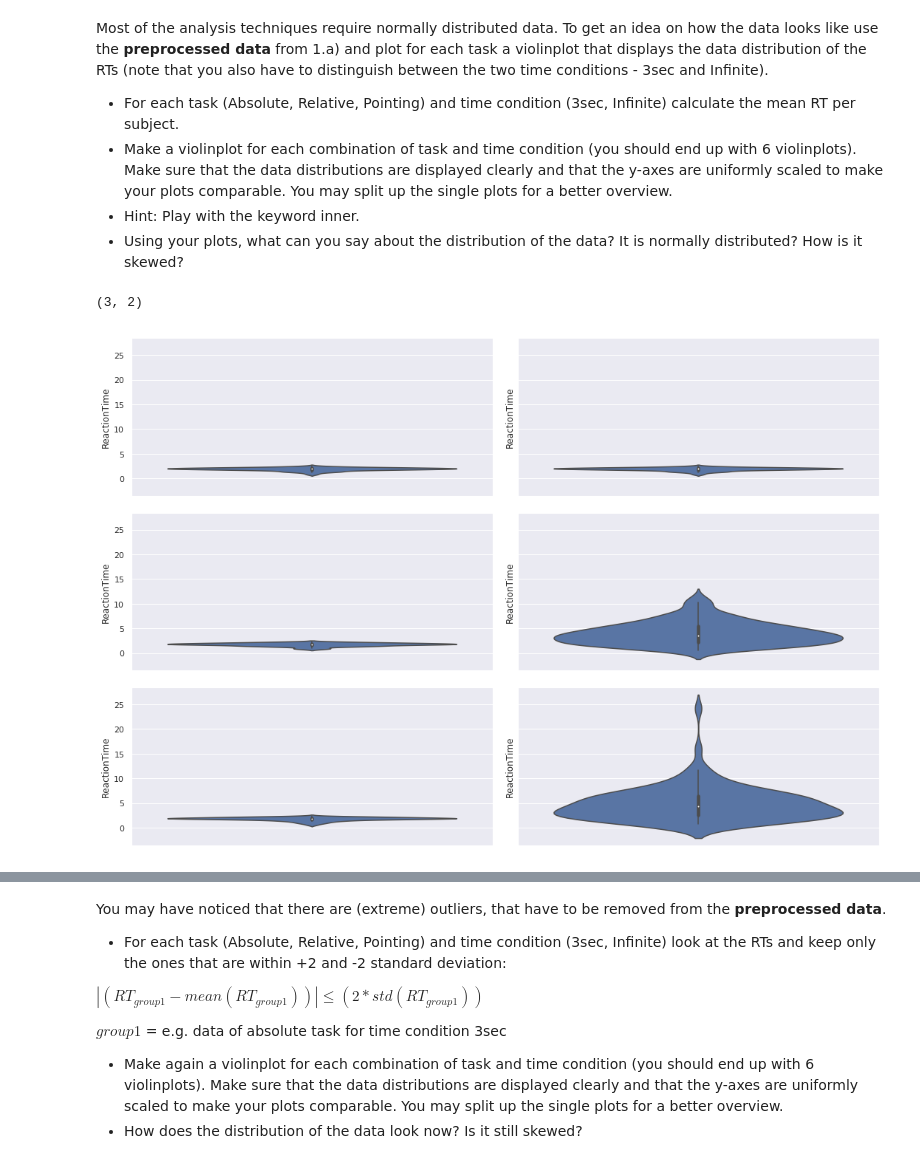
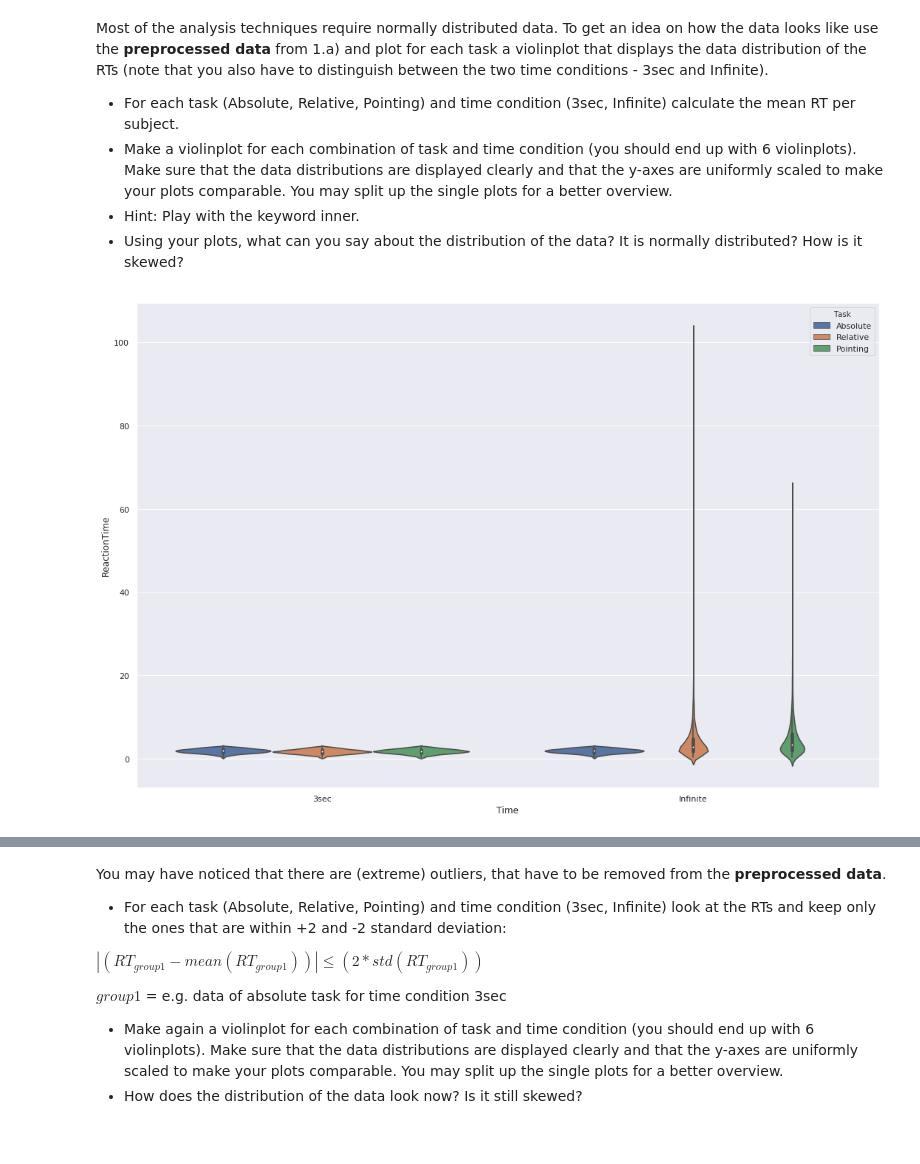
Before and after one commit to NBP-ACC/week-5-acc_11, a Jupyter notebook: sheet03.ipynb, the cells around one changed output, grey strips where cells are left out. Saved outputs shown, nothing was run; the diff lists cells and outputs as text; code cells hidden in the pictures.

```diff
--- a/sheet03.ipynb
+++ b/sheet03.ipynb
@@ -62,0 +52,17 @@ processed = preprocessing
+# %%
+#get all the data
+absolute = pd.read_excel('Seahaven_dataset.xlsx')
+relative = pd.read_excel('Seahaven_dataset.xlsx',sheet_name='RelativeTask')
+pointing = pd.read_excel('Seahaven_dataset.xlsx',sheet_name='PointingTask')
+#concatenate data
+data = pd.concat([absolute,relative,pointing])
+
+#load defined columns
+data = data[['ReactionTime', 'AngularDiffBin', 'Subject', 'Task', 'Time', 'Answer' , 'Measurement']]
+#drop NaN's
+clean_data = data.dropna()
+#calculate dropped lines
+print((len(data)-len(clean_data)),"rows were remowed left,while cleaning the dataframe of all NAN s.",len(clean_data), "rows are left.")
+#convert Answers into bool's
+clean_data['Answer'] = (clean_data['Answer'] != 'wrong').astype(int)
+print(clean_data.head())
@@ -77,21 +98,9 @@ grouped = grouped.reset_index()
-# %%
-
-fig, axes = plt.subplots(nrows=3,ncols=2, figsize=(15,10), sharey = True)
-print(axes.shape)
-data = grouped[(grouped['Task'] == 'Absolute') & (grouped['Time'] == '3sec')]
-sns.violinplot(data = data, y = 'ReactionTime', ax = axes[0][0])
-data = grouped[(grouped['Task'] == 'Absolute') & (grouped['Time'] == 'Infinite')]
-sns.violinplot(data = data, y = 'ReactionTime', ax = axes[0][1])
-data = grouped[(grouped['Task'] == 'Relative') & (grouped['Time'] == '3sec')]
-sns.violinplot(data = data, y = 'ReactionTime', ax = axes[1][0])
-data = grouped[(grouped['Task'] == 'Relative') & (grouped['Time'] == 'Infinite')]
-sns.violinplot(data = data, y = 'ReactionTime', ax = axes[1][1])
-data = grouped[(grouped['Task'] == 'Pointing') & (grouped['Time'] == '3sec')]
-sns.violinplot(data = data, y = 'ReactionTime', ax = axes[2][0])
-data = grouped[(grouped['Task'] == 'Pointing') & (grouped['Time'] == 'Infinite')]
-sns.violinplot(data = data, y = 'ReactionTime', ax = axes[2][1])
-
-fig.tight_layout()
-# %% [output]
-(3, 2)
-[figure, removed]
+# %%
+#plotting
+fig, ax = plt.subplots(figsize=(15,10))
+
+sns.violinplot(data = clean_data, y = 'ReactionTime',x='Time', hue= 'Task')
+
+fig.tight_layout()
+# %% [output]
+[figure, added]
```
Also changed, not shown: parts of 18 cells of this notebook, 1 other file.
